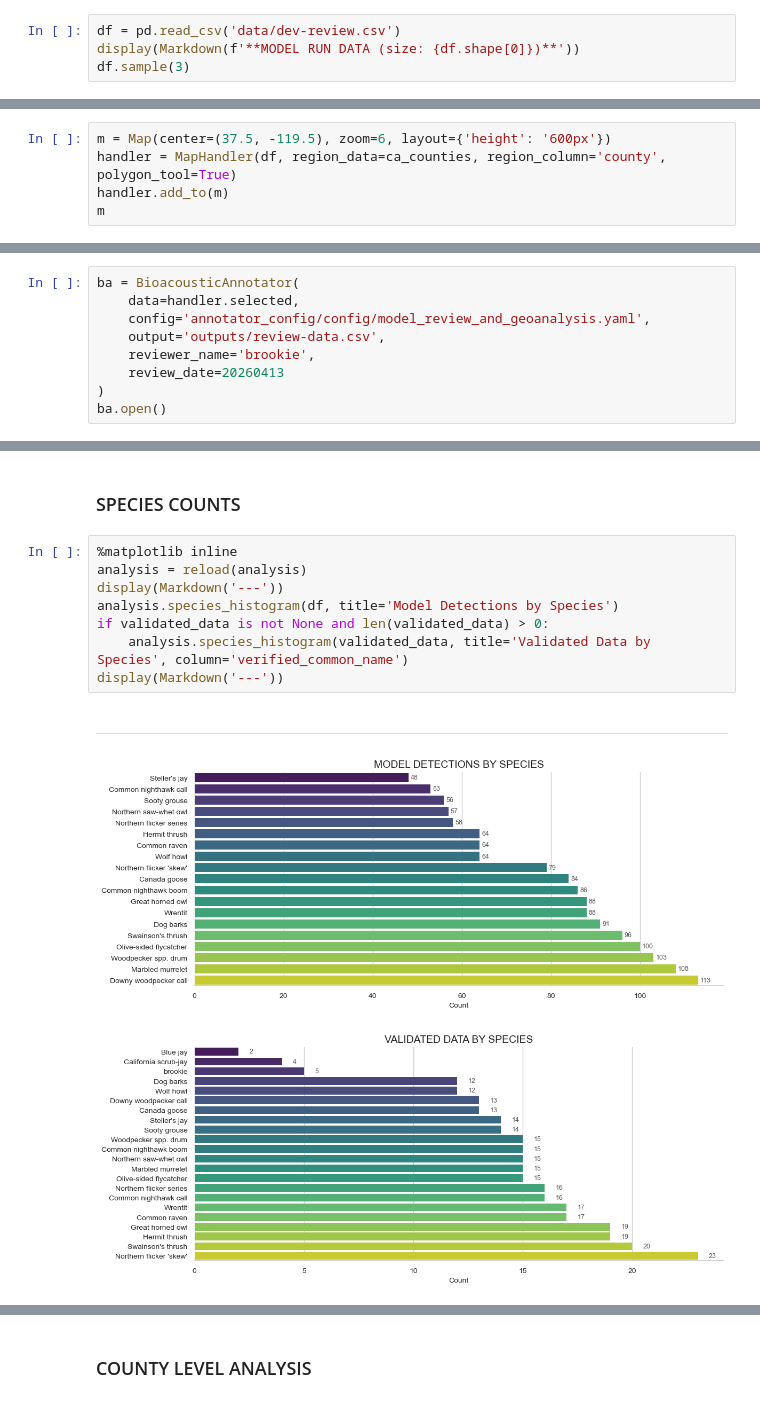
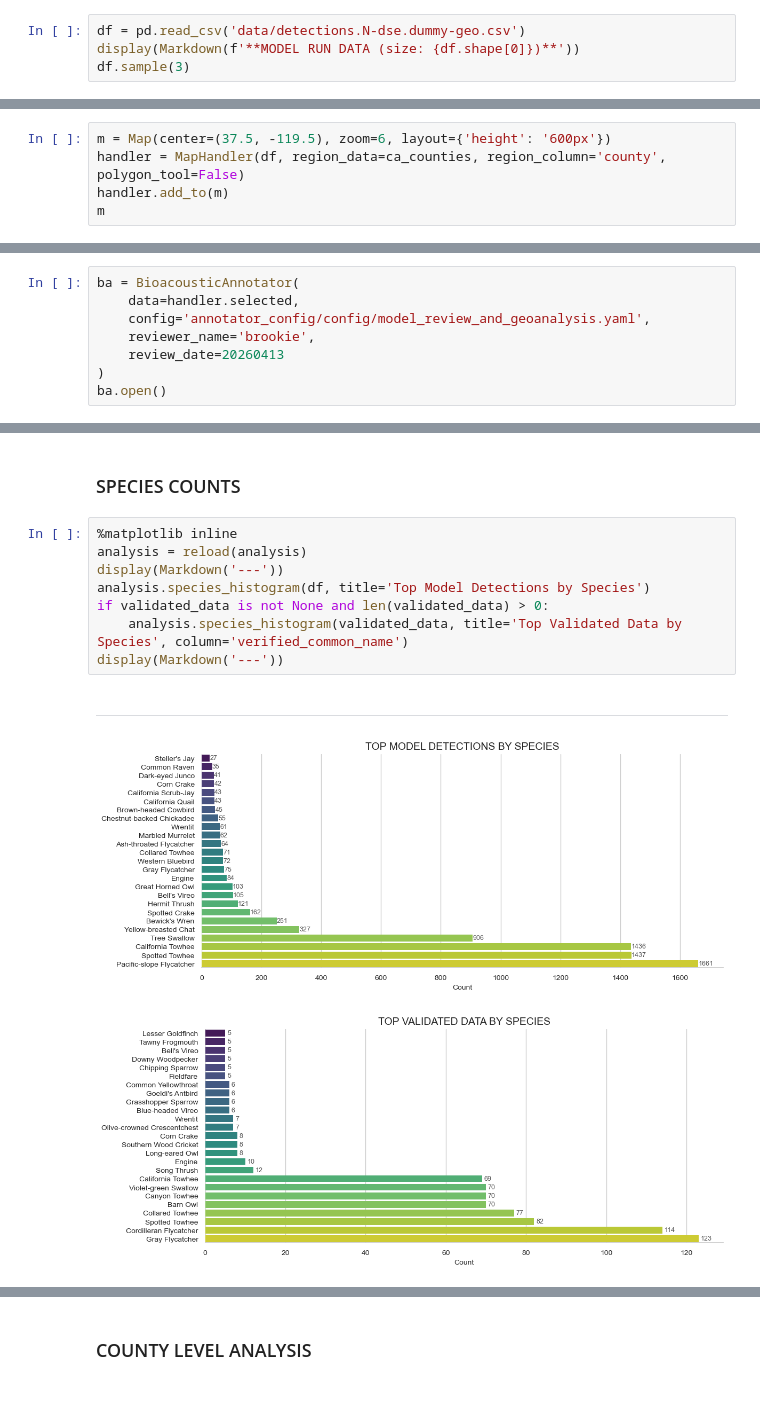
Before and after one commit to SchmidtDSE/jupyter_bioacoustic_demo, a Jupyter notebook: geo-analysis-example.ipynb, the cells around one changed output, grey strips where cells are left out. Cells and saved outputs as stored; diff of their text form.

```diff
--- a/geo-analysis-example.ipynb
+++ b/geo-analysis-example.ipynb
@@ -15,7 +15,7 @@ import requests
 
 **LOAD MODEL PREDICTIONS**
 # %%
-df = pd.read_csv('data/dev-review.csv')
+df = pd.read_csv('data/detections.N-dse.dummy-geo.csv')
 display(Markdown(f'**MODEL RUN DATA (size: {df.shape[0]})**'))
 df.sample(3)
 # %% [output]
@@ -45,7 +45,7 @@ print(f"{len(df)} rows, {len(ca_counties['features'])} counties")
 The jupyter-lab environment allows us select data using code, and using interactive methods like the map below. Select county interest or draw a polygon to select a specific region of interest.
 # %%
 m = Map(center=(37.5, -119.5), zoom=6, layout={'height': '600px'})
-handler = MapHandler(df, region_data=ca_counties, region_column='county', polygon_tool=True)
+handler = MapHandler(df, region_data=ca_counties, region_column='county', polygon_tool=False)
 handler.add_to(m)
 m
 # %% [output]
@@ -113,7 +101,6 @@ handler.selected
 ba = BioacousticAnnotator(
     data=handler.selected,
     config='annotator_config/config/model_review_and_geoanalysis.yaml',
-    output='outputs/review-data.csv',
     reviewer_name='brookie',
     review_date=20260413
 )
@@ -159,15 +146,15 @@ Now that we have verified data we can run our analysis in the same environment.
 # %%
 %matplotlib inline
 analysis = reload(analysis)
 display(Markdown('---'))
-analysis.species_histogram(df, title='Model Detections by Species')
+analysis.species_histogram(df, title='Top Model Detections by Species')
 if validated_data is not None and len(validated_data) > 0:
-    analysis.species_histogram(validated_data, title='Validated Data by Species', column='verified_common_name')
+    analysis.species_histogram(validated_data, title='Top Validated Data by Species', column='verified_common_name')
 display(Markdown('---'))
 # %% [output]
 ---
-[figure, old version]
+[figure, new version]
-[figure, old version]
+[figure, new version]
 ---
 # %% [markdown]
 ### COUNTY LEVEL ANALYSIS
```
Also changed, not shown: parts of 7 cells of this notebook, 14 other files.
